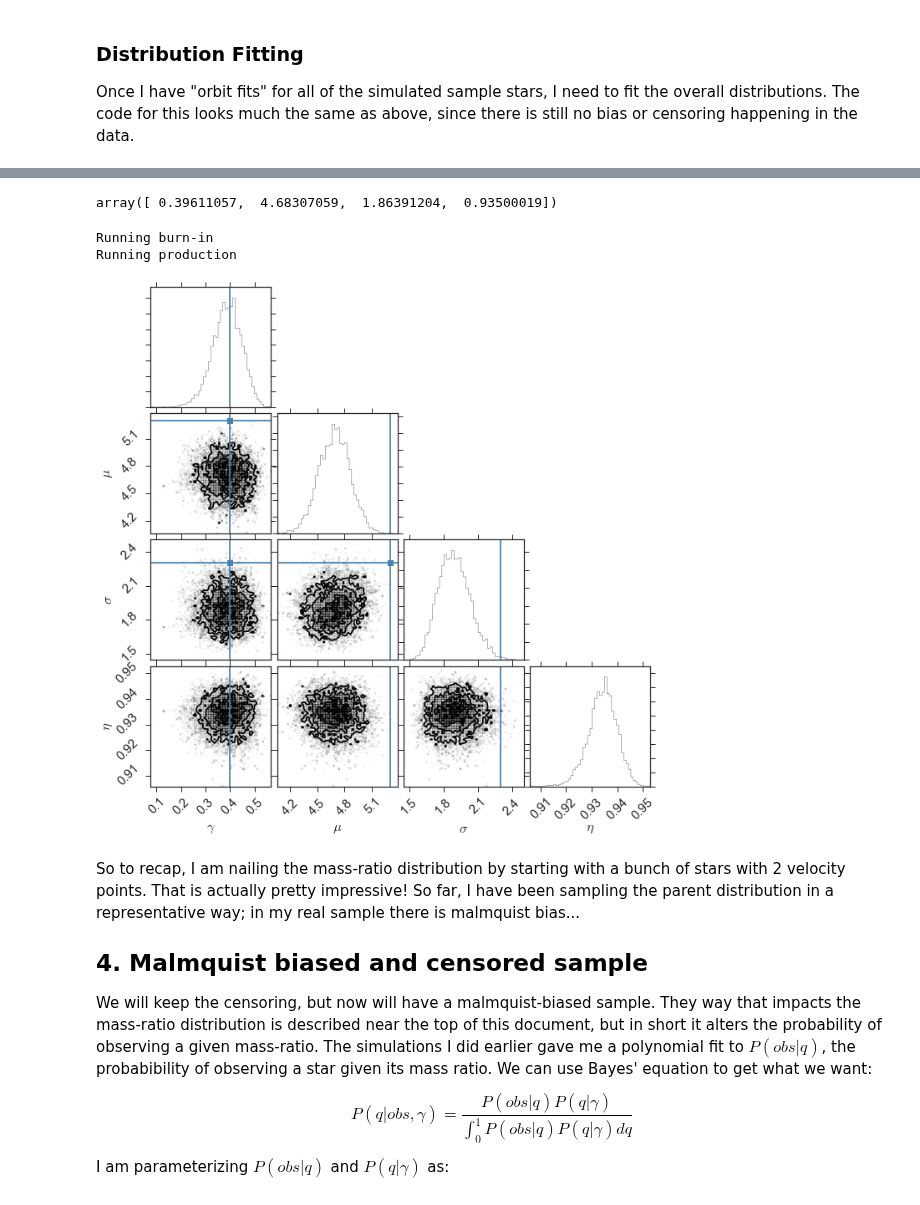
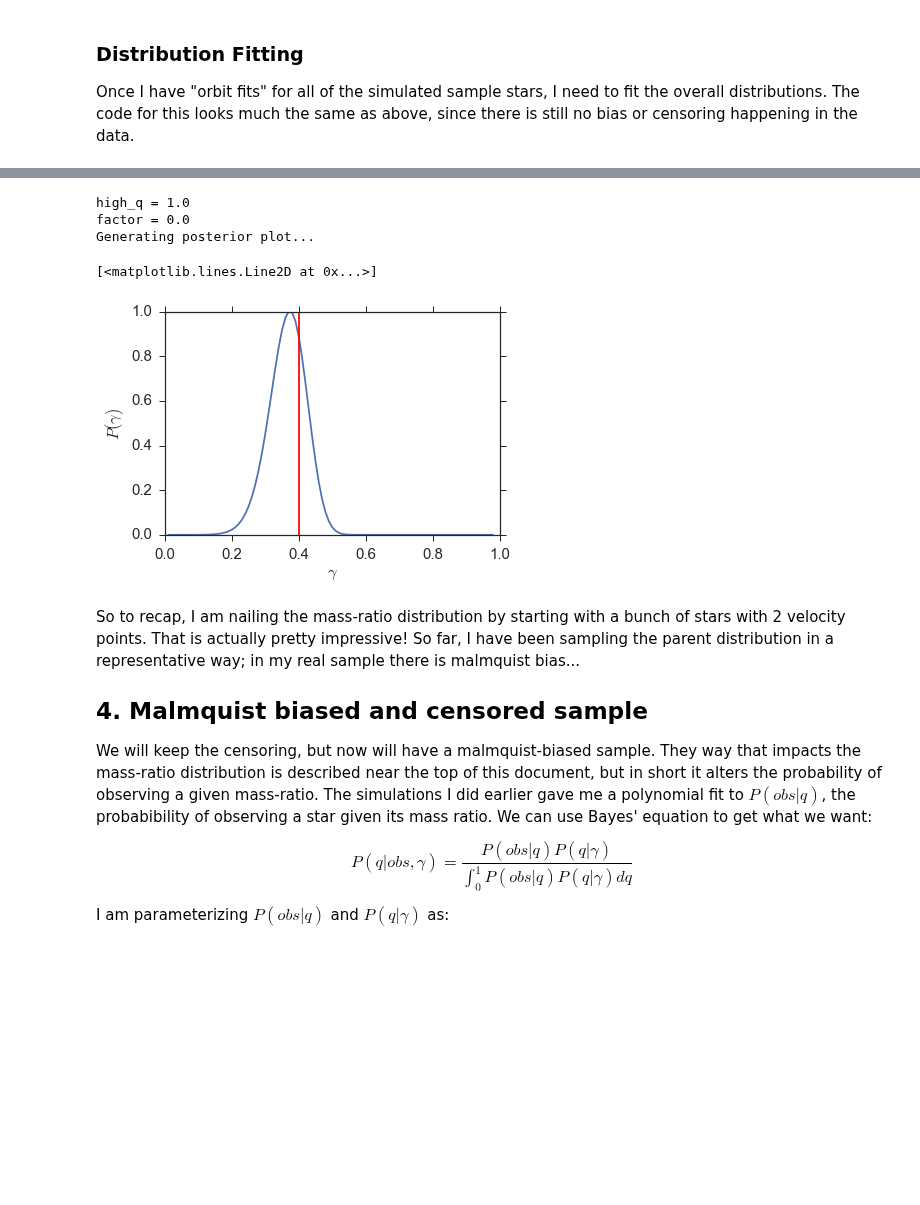
Before and after one commit to kgullikson88/BinaryInference, a Jupyter notebook: Method_Summary.ipynb, the cells around one changed output, grey strips where cells are left out. Saved outputs shown, nothing was run; the diff lists cells and outputs as text; code cells hidden in the pictures; blank space fills up the shorter version.

```diff
--- a/Method_Summary.ipynb
+++ b/Method_Summary.ipynb
@@ -334,40 +325,49 @@ Now, I will introduce detection rate curves that are different for each sample s
 # %%
+reload(Distributions)
 tmp = {}
-tmp['alpha'] = np.random.normal(loc=30, scale=5, size=400)
-tmp['beta'] = np.random.normal(loc=0.2, scale=0.03, size=400)
+tmp['alpha'] = np.random.normal(loc=30, scale=5, size=500)
+tmp['beta'] = np.random.normal(loc=0.2, scale=0.03, size=500)
 censored_sample_parameters = pd.DataFrame(data=tmp)
 
-censored_data, censored_M_prim, censored_M_sec, censored_a, censored_e = Simulation.read_orbit_samples('Simulation_Data.h5',
-                                                                                   'unconstrained_mn_qprior2',
+censored_data, censored_M_prim, censored_M_sec, censored_a, censored_e = Simulation.read_orbit_samples('Simulation_Data_jayhawk_total.h5',
+                                                                                   'representative_pool_highq',
                                                                                    censor=True,
                                                                                    sample_parameters=censored_sample_parameters)
 
+# Make all mass-ratios in [0,1]
+q = censored_data[:, :, 0]
+q[q>1.0] = 1.0/q[q>1.0]
+
 
 censored_T_sec = Distributions.mass2teff(censored_M_sec)
-censored_prior = Distributions.OrbitPrior(censored_M_prim, censored_T_sec, gamma=0.0, cache=True)
-censored_completeness = Distributions.CensoredCompleteness(alpha_vals=censored_sample_parameters['alpha'],
-                                                  beta_vals=censored_sample_parameters['beta'])
+censored_prior = MassRatioDistribution.OrbitPrior(censored_M_prim, censored_T_sec, gamma=0.0, cache=True)
+censored_prior._cache = 1.0
+censored_completeness = MassRatioDistribution.CensoredCompleteness(alpha_vals=censored_sample_parameters['alpha'],
+                                                                   beta_vals=censored_sample_parameters['beta'])
 
-censored_fitter = Distributions.DistributionFitter(censored_data,
-                                                   prior_fcn=censored_prior,
-                                                   completeness_fcn=censored_completeness,
-                                                   integral_fcn=censored_completeness.integral)
-censored_fitter.guess_fit_parameters()
+censored_fitter = MassRatioDistribution.GammaFitter(q,
+                                                    prior_fcn=censored_prior,
+                                                    completeness_fcn=censored_completeness,
+                                                    integral_fcn=censored_completeness.integral)
+
+print('Generating posterior plot...')
+gamma_vals = np.arange(0.01, 0.99, 0.01)
+ll = np.empty_like(gamma_vals)
+for i, gamma in enumerate(gamma_vals):
+    ll[i] = censored_fitter.lnlike(gamma)
+    if np.isinf(ll[i]):
+        break
+
+plt.plot(gamma_vals, np.exp(ll-ll.max()))
+plt.xlabel('$\gamma$')
+plt.ylabel('$P(\gamma)$')
+plt.plot((0.4, 0.4), plt.ylim(), 'r-')
 # %% [output]
-array([ 0.39611057,  4.68307059,  1.86391204,  0.93500019])
+high_q = 1.0
+factor = 0.0
+Generating posterior plot...
+[<matplotlib.lines.Line2D at 0x...>]
+[figure, added]
-# %%
-par_ranges = [[0, 0.999], [1e-3, 10], [1e-3, 10], [0, 0.999] ]
-censored_fitter.fit(backend='emcee', nwalkers=100, n_burn=1, n_prod=400, guess=False,
-                         initial_pars=par_ranges)
-# %% [output]
-Running burn-in
-Running production
-# %%
-censored_fitter.make_emcee_samples(200)
-censored_fitter.triangle(truths=[0.4, np.log(200), np.log(10), 0.7])
-plt.savefig('Figures/Triangle_soft_censor.png')
-# %% [output]
-[figure, removed]
 # %% [markdown]
 So to recap, I am nailing the mass-ratio distribution by starting with a bunch of stars with 2 velocity points. That is actually pretty impressive! So far, I have been sampling the parent distribution in a representative way; in my real sample there is malmquist bias...
 
```
Also changed, not shown: parts of 9 cells of this notebook, 2 other files.
